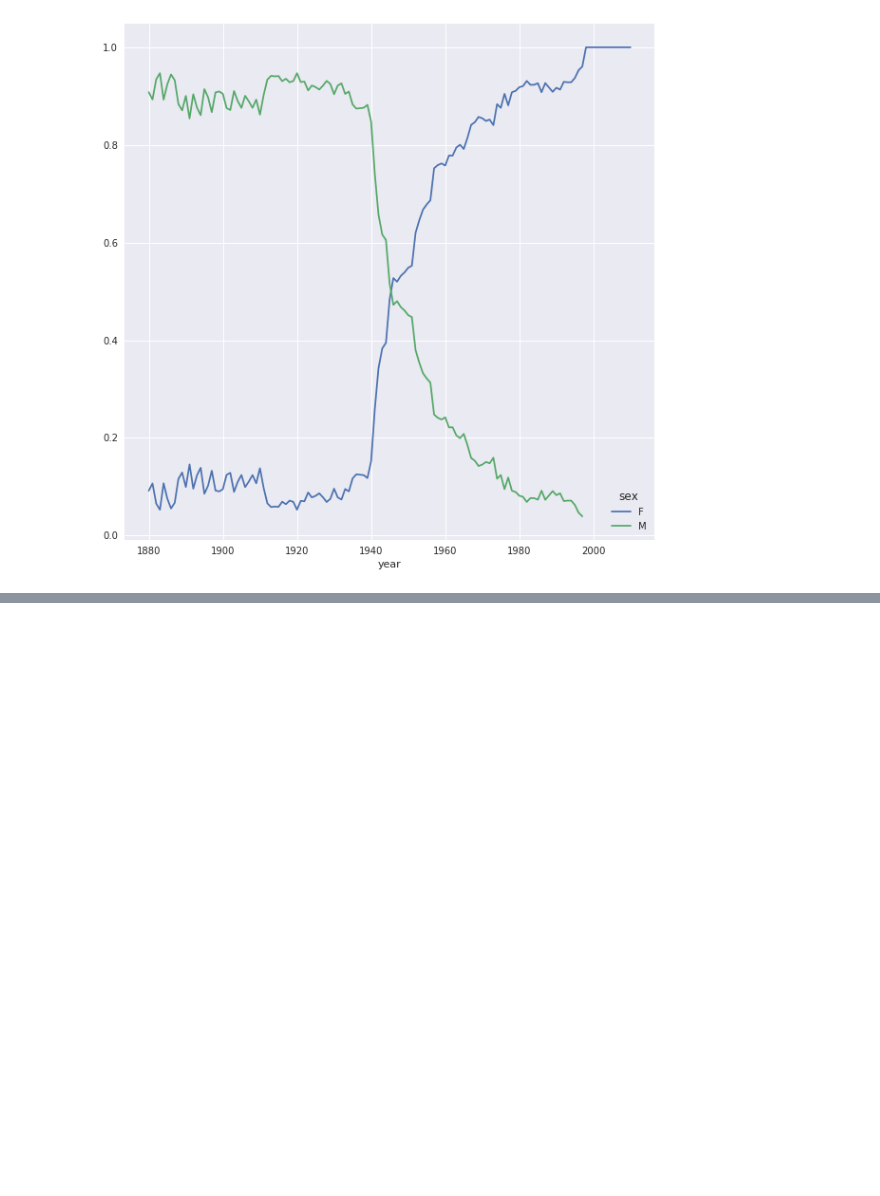
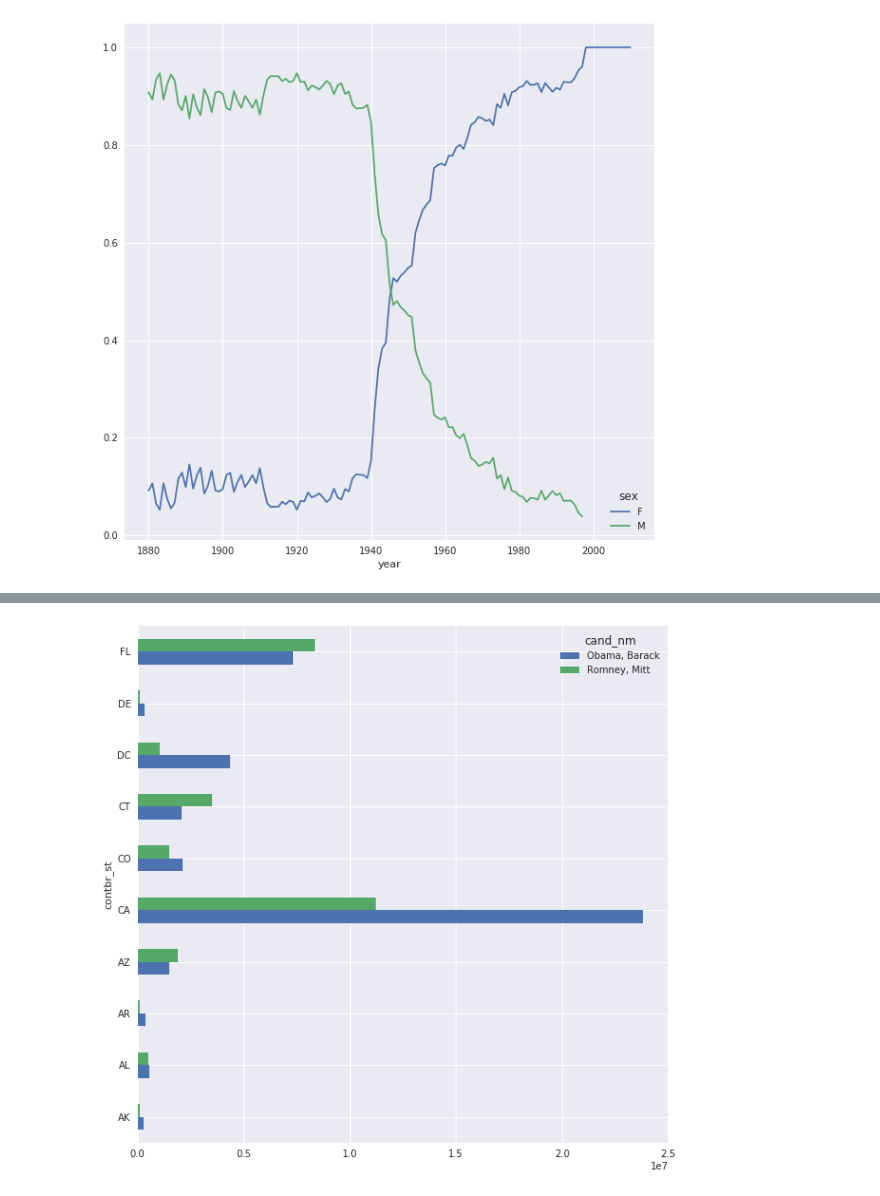
Before and after one commit to maxim5/pydata-book, a Jupyter notebook: my14.ipynb, the cells around one changed output, grey strips where cells are left out. Drawn from its saved outputs; the diff is of its cells as text; code cells hidden in the pictures; blank space fills up the shorter version.

```diff
--- a/my14.ipynb
+++ b/my14.ipynb
@@ -546,0 +744,3 @@ p.plot();
+# %%
+fec['party'] = fec.cand_nm.map(parties)
+fec.head()
@@ -546,0 +777,2 @@ p.plot();
+# %%
+fec = fec[fec.contb_receipt_amt > 0]
@@ -546,0 +1005,6 @@ p.plot();
+# %%
+g = fec_mrbo.groupby(['cand_nm', 'contbr_st'])
+g = g.contb_receipt_amt.sum().unstack(0)
+totals = g.fillna(0)
+totals = totals[totals.sum(1) > 100000]
+totals[:10]
@@ -546,0 +1024,4 @@ p.plot();
+# %%
+totals[:10].plot(kind='barh');
+# %% [output]
+[figure, added]
```
Also changed, not shown: parts of 36 cells of this notebook.
